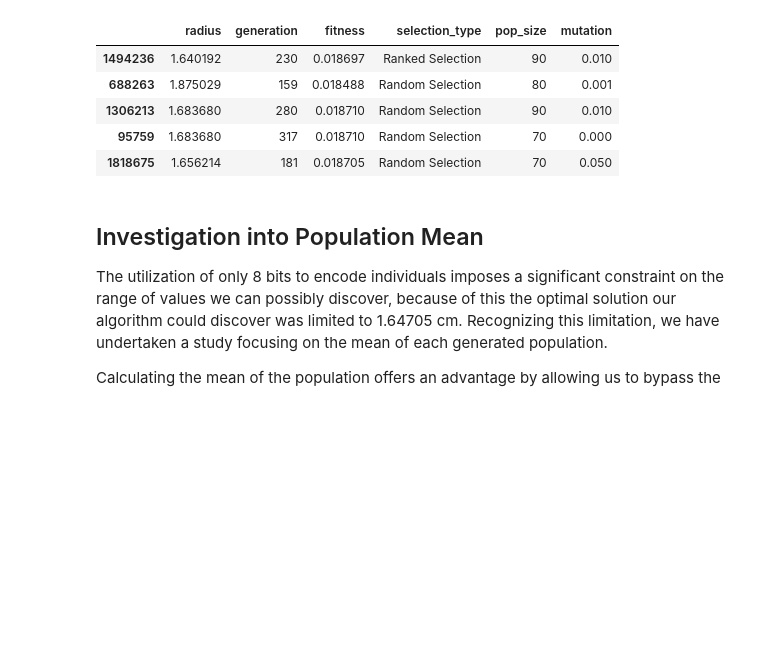
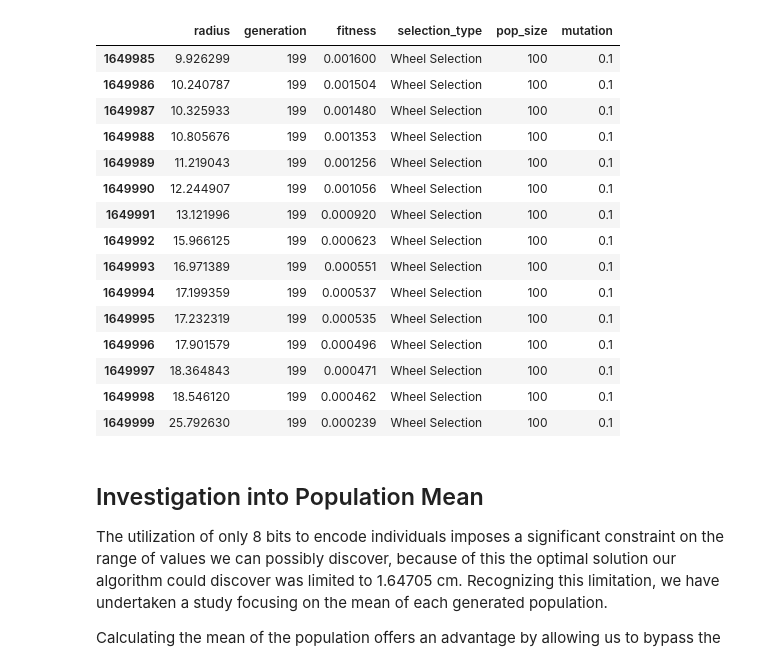
Before and after one commit to Elric-dev/HCAI_ML, a Jupyter notebook: ga_data_analysis.ipynb, the cells around one changed output. Cells and saved outputs as stored; diff of their text form; code cells hidden in the pictures; blank space fills up the shorter version.

```diff
--- a/ga_data_analysis.ipynb
+++ b/ga_data_analysis.ipynb
@@ -12,11 +12,22 @@ all_generations = pickle.load(fileObj)
 fileObj.close()
 # %%
 generations_df = pd.DataFrame(all_generations)
-generations_df.sample(5)
+generations_df.tail(15)
+#generations_df.sample(15)
 # %% [output]
 |  | radius | generation | fitness | selection_type | pop_size | mutation |
-| 1494236 | 1.640192 | 230 | 0.018697 | Ranked Selection | 90 | 0.010 |
-| 688263 | 1.875029 | 159 | 0.018488 | Random Selection | 80 | 0.001 |
-| 1306213 | 1.683680 | 280 | 0.018710 | Random Selection | 90 | 0.010 |
-| 95759 | 1.683680 | 317 | 0.018710 | Random Selection | 70 | 0.000 |
-| 1818675 | 1.656214 | 181 | 0.018705 | Random Selection | 70 | 0.050 |
+| 1649985 | 9.926299 | 199 | 0.001600 | Wheel Selection | 100 | 0.1 |
+| 1649986 | 10.240787 | 199 | 0.001504 | Wheel Selection | 100 | 0.1 |
+| 1649987 | 10.325933 | 199 | 0.001480 | Wheel Selection | 100 | 0.1 |
+| 1649988 | 10.805676 | 199 | 0.001353 | Wheel Selection | 100 | 0.1 |
+| 1649989 | 11.219043 | 199 | 0.001256 | Wheel Selection | 100 | 0.1 |
+| 1649990 | 12.244907 | 199 | 0.001056 | Wheel Selection | 100 | 0.1 |
+| 1649991 | 13.121996 | 199 | 0.000920 | Wheel Selection | 100 | 0.1 |
+| 1649992 | 15.966125 | 199 | 0.000623 | Wheel Selection | 100 | 0.1 |
+| 1649993 | 16.971389 | 199 | 0.000551 | Wheel Selection | 100 | 0.1 |
+| 1649994 | 17.199359 | 199 | 0.000537 | Wheel Selection | 100 | 0.1 |
+| 1649995 | 17.232319 | 199 | 0.000535 | Wheel Selection | 100 | 0.1 |
+| 1649996 | 17.901579 | 199 | 0.000496 | Wheel Selection | 100 | 0.1 |
+| 1649997 | 18.364843 | 199 | 0.000471 | Wheel Selection | 100 | 0.1 |
+| 1649998 | 18.546120 | 199 | 0.000462 | Wheel Selection | 100 | 0.1 |
+| 1649999 | 25.792630 | 199 | 0.000239 | Wheel Selection | 100 | 0.1 |
```
Also changed, not shown: parts of 7 cells of this notebook, 1 other file.
